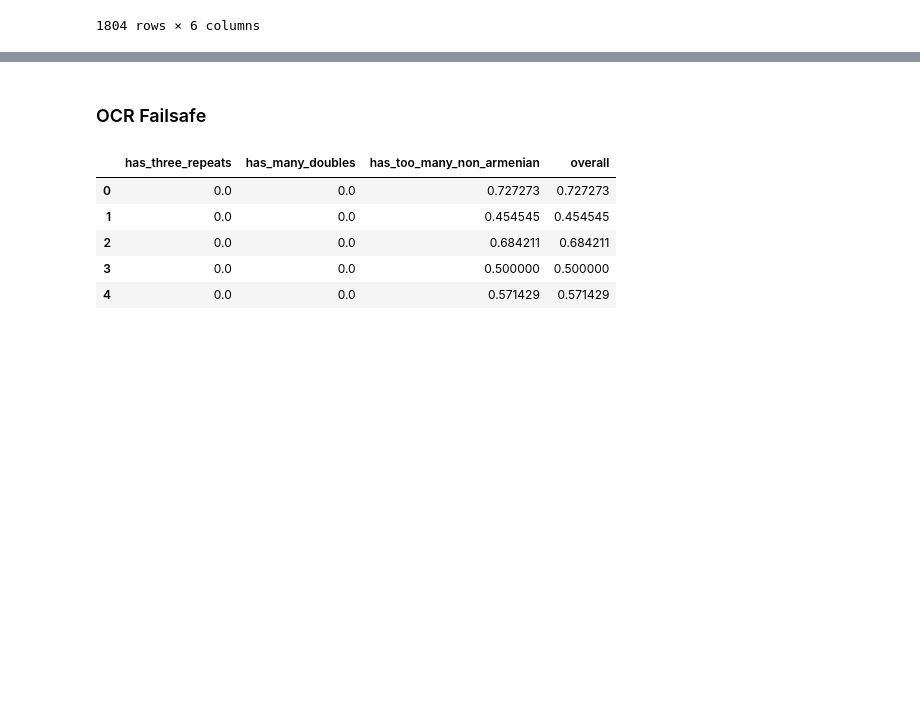
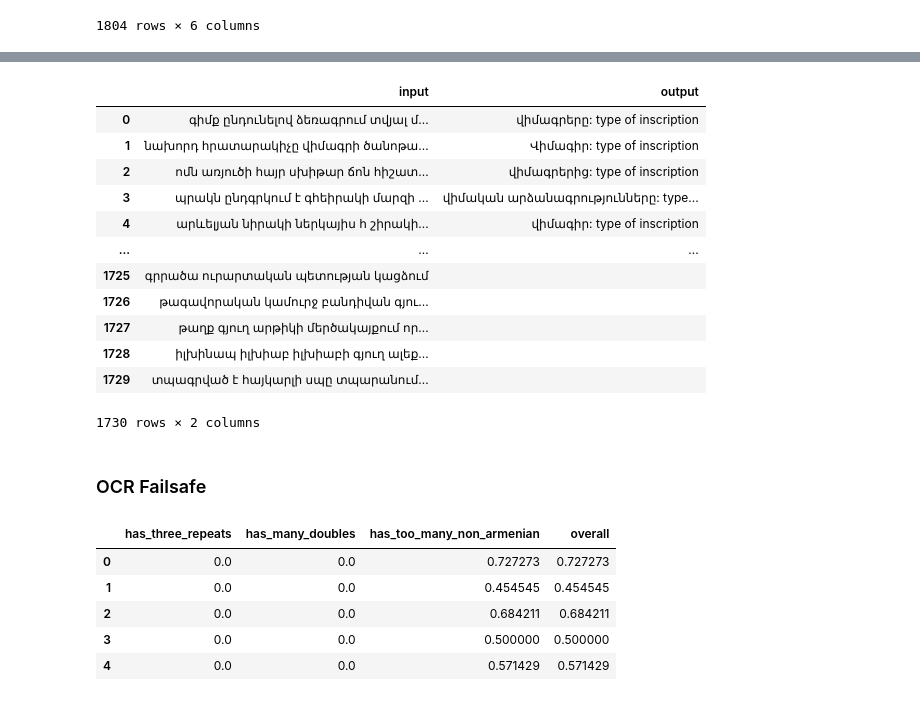
Before and after one commit to dhlab-epfl/dhlab-epigraphy-studies, a Jupyter notebook: preprocessing/Text Cleaning/EDA.ipynb, the cells around one changed output, grey strips where cells are left out. Saved outputs shown, nothing was run; the diff lists cells and outputs as text; code cells hidden in the pictures; blank space fills up the shorter version.

```diff
--- a/preprocessing/Text Cleaning/EDA.ipynb
+++ b/preprocessing/Text Cleaning/EDA.ipynb
@@ -624 +644,17 @@ filtered_ner_data
+# %%
+filtered_ner_data.drop_duplicates(subset=["input"], keep="first").reset_index(drop=True)
+# %% [output]
+|  | input | output |
+| 0 | գիմք ընդունելով ձեռագրում տվյալ մ... | վիմագրերը: type of inscription |
+| 1 | նախորդ հրատարակիչը վիմագրի ծանոթա... | Վիմագիր: type of inscription |
+| 2 | ոմն առյուծի հայր սխիթար ճոն հիշատ... | վիմագրերից: type of inscription |
+| 3 | պրակն ընդգրկում է գհեիրակի մարզի ... | վիմական արձանագրությունները: type... |
+| 4 | արևելյան նիրակի ներկայիս հ շիրակի... | վիմագիր: type of inscription |
+| ... | ... | ... |
+| 1725 | գրրածա ուրարտական պետության կացձում |  |
+| 1726 | թագավորական կամուրջ բանդիվան գյու... |  |
+| 1727 | թաղք գյուղ արթիկի մերծակայքում որ... |  |
+| 1728 | իլխինապ իլխիաբ իլխիաբի գյուղ ալեք... |  |
+| 1729 | տպագրված է հայկարլի սպը տպարանում... |  |
+1730 rows × 2 columns
 # %%
```
Also changed, not shown: parts of 3 cells of this notebook, 1 other file.
